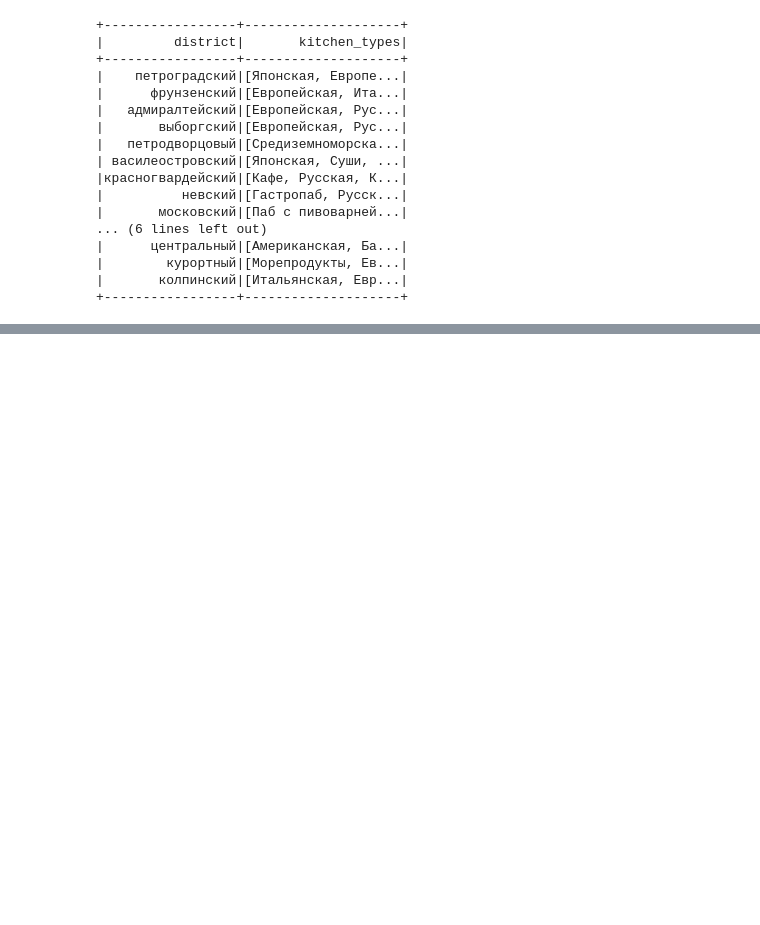
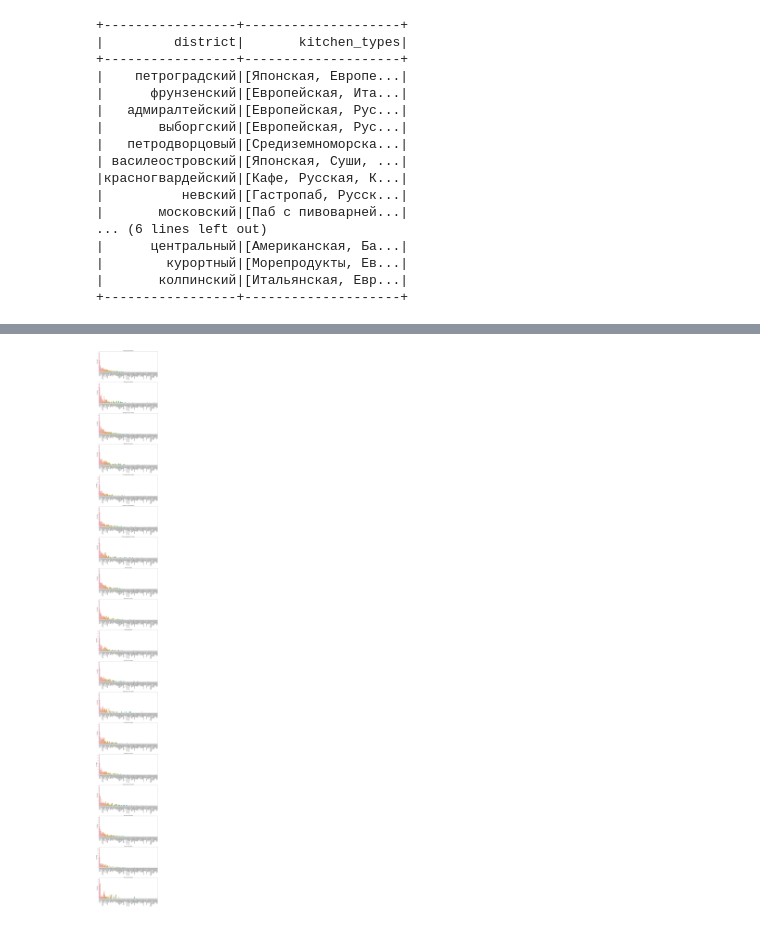
Before and after one commit to ValeryVolokha/SPbRestaurantsAnalyticalProject, a Jupyter notebook: analysis.ipynb, the cells around one changed output, grey strips where cells are left out. Drawn from its saved outputs; the diff is of its cells as text; code cells hidden in the pictures; blank space fills up the shorter version.

Commit message:
add charts in notebook; readme; requrements.txt

```diff
--- a/analysis.ipynb
+++ b/analysis.ipynb
@@ -249,0 +215,17 @@ kitchen_types_by_district_counts_reordered.toPandas()
+# %%
+def highlight(x):
+    color = sns.xkcd_rgb['sand']
+
+    return ['background-color: %s' % color] * len(x)
+# %%
+pd_kitchen_types_by_district = kitchen_types_by_district_counts_reordered.toPandas()
+pd_kitchen_types_by_district.loc[len(pd_kitchen_types_by_district)] = pd_kitchen_types_by_district.sum(numeric_only=True, axis=0)
+pd_kitchen_types_by_district.loc[len(pd_kitchen_types_by_district)-1, 'district'] = 'total'
+pd_kitchen_types_by_district['total'] = pd_kitchen_types_by_district.sum(numeric_only=True, axis=1)
+
+pd_cols = pd_kitchen_types_by_district.columns.tolist()
+pd_cols = [pd_cols[0]] + [pd_cols[-1]] + pd_cols[1:-1]
+pd_kitchen_types_by_district = pd_kitchen_types_by_district[pd_cols]
+
+pd_kitchen_types_by_district = (pd_kitchen_types_by_district.style.apply(highlight, subset=pd.IndexSlice[:, 'total'])).apply(highlight, subset=pd.IndexSlice[len(pd_kitchen_types_by_district)-1, :])
+pd_kitchen_types_by_district
@@ -249,0 +250,5 @@ kitchen_types_by_district_counts_reordered.toPandas()
+# %%
+pd_kitchen_types_by_district_perc = pd_kitchen_types_by_district.data.copy(deep=True)
+pd_kitchen_types_by_district_perc.iloc[:, 1:] = pd_kitchen_types_by_district_perc.iloc[:, 1:].div(pd_kitchen_types_by_district_perc['total'], axis=0) * 100
+pd_kitchen_types_by_district_perc = (pd_kitchen_types_by_district_perc.style.apply(highlight, subset=pd.IndexSlice[:, 'total'])).apply(highlight, subset=pd.IndexSlice[len(pd_kitchen_types_by_district_perc)-1, :])
+pd_kitchen_types_by_district_perc
@@ -250,3 +273,15 @@ kitchen_types_by_district_counts_reordered.toPandas()
+# %%
+fig, axs = plt.subplots(len(pd_kitchen_types_by_district_perc), 1, figsize=(20, 8*len(pd_kitchen_types_by_district_perc)))
+
+fig.tight_layout(pad=17.0)
+for d in range(len(pd_kitchen_types_by_district_perc)):
+    bar = sns.barplot(data=pd_kitchen_types_by_district_perc.iloc[d:d+1, :].drop(['total', 'district'], axis=1), ax=axs[d])
+    axs[d].set_xticklabels(bar.get_xticklabels(), fontsize=10, rotation=90)
+    axs[d].set_ylabel('% of total', fontsize=16)
+    axs[d].set_title(pd_kitchen_types_by_district_perc.loc[d, 'district'].capitalize() + ' район', fontsize=16)
+plt.show()
+# %% [output]
+[figure, added]
 # %%
 def highlight_cols(x):
     color = sns.xkcd_rgb['sand']
```
Also changed, not shown: parts of 5 cells of this notebook, 7 other files.
